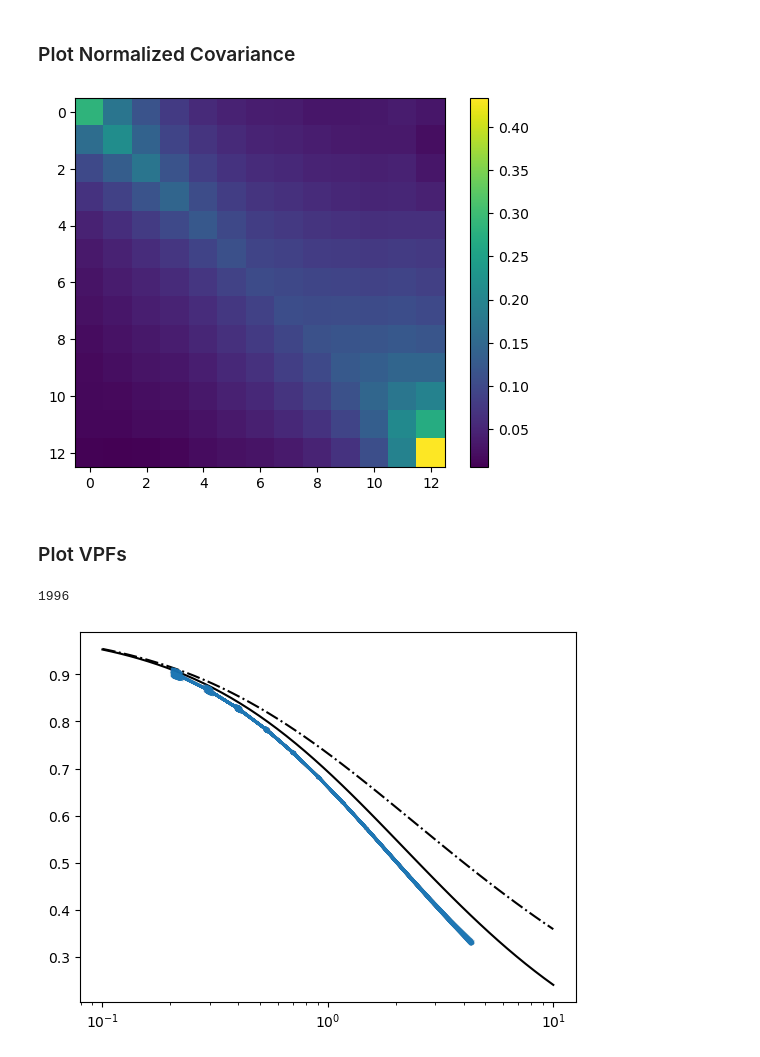
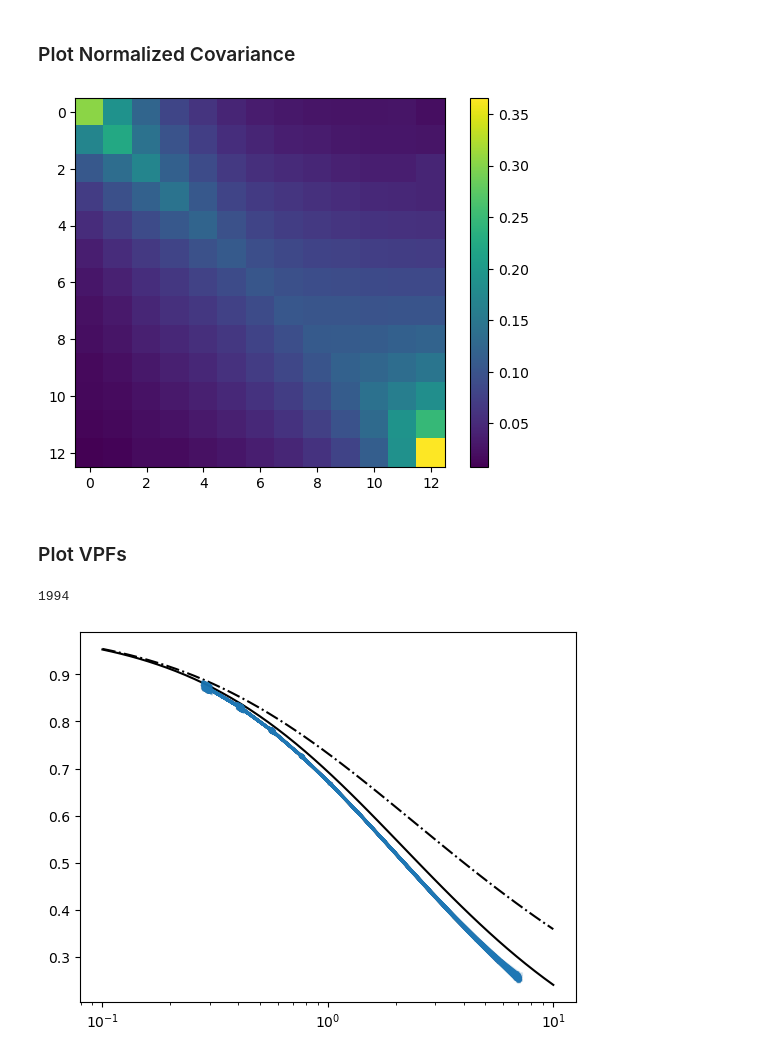
Before and after one commit to FedeDavilaKurban/VPF_Quijote, a Jupyter notebook: AssessGaussianityofLikelihood.ipynb, the cells around one changed output. Drawn from its saved outputs; the diff is of its cells as text; code cells hidden in the pictures.

Commit message:
all likelihood plots

```diff
--- a/AssessGaussianityofLikelihood.ipynb
+++ b/AssessGaussianityofLikelihood.ipynb
@@ -16,8 +16,10 @@ ns = int(10000)
 rbin = int(13)
 rmin, rmax = 3., int(25)
 njk = int(10)
-filename = f'vpfdata_{rmin}-{rmax}-{rbin}-{njk}-{ns}-{cosm}-*.dat'
-filedir = '/home/fdavilakurban/mnts/clemente/Proyectos/VPF_Quijote/data/output/'
+space = 'rspace'
+filename = f'vpfdata_{rmin}-{rmax}-{rbin}-{njk}-{ns}-{cosm}-{space}*.dat'
+
+filedir = '/home/federico/mnts/clemente/Proyectos/VPF_Quijote/data/output/'
 
 #filelist = os.listdir(filedir)
 filelist = glob.glob(filedir+filename)
@@ -108,12 +110,10 @@ plt.imshow(new_matrix)
 plt.colorbar()
 plt.show()
 # %% [output]
-[figure, old version]
+[figure, new version]
 # %% [markdown]
 ### Plot VPFs
 # %%
-import numpy as np
-import matplotlib.pyplot as plt
 from astropy.io import ascii
 import glob
 
@@ -123,35 +123,37 @@ def term(x):
     return (np.sqrt(1+2*x)-1)/x
 
 cosm = 'fiducial'
 #simnum = 0
 ns = int(10000)
 rbin = int(13)
-rmin, rmax = 3., int(20)
+rmin, rmax = 3., int(25)
 njk = int(10)
-filename = f'vpfdata_{rmin}-{rmax}-{rbin}-{njk}-{ns}-{cosm}-*.dat'
-filedir = '/home/fdavilakurban/mnts/clemente/Proyectos/VPF_Quijote/data/output/'
+filedir = '/home/federico/mnts/clemente/Proyectos/VPF_Quijote/data/output/'
+space = 'rspace'
+filename = f'vpfdata_{rmin}-{rmax}-{rbin}-{njk}-{ns}-{cosm}-{space}*.dat'
+
 
 #filelist = os.listdir(filedir)
 filelist = glob.glob(filedir+filename)
 nsim = len(filelist)
 print(nsim)
 
 x = np.geomspace(1E-1,1E1,50)
 c='k'
 plt.plot(x,NB(x),label='Negative Binomial',c=c)
 plt.plot(x,term(x),label='Thermodynamical',c=c,ls='-.')
 
 # Read all files
 for file in filelist:
     plotdata = ascii.read(file)
 
     nxi = plotdata['N_mean']*plotdata['xi']
     chi = plotdata['chi']
     chi_std = plotdata['chi_std']
     plt.errorbar(nxi,chi,yerr=chi_std,c='C00',alpha=.1)
 plt.xscale('log')
 #plt.legend(loc=3)
 plt.show()
 # %% [output]
-1996
+1994
-[figure, old version]
+[figure, new version]
```
Also changed, not shown: parts of 2 cells of this notebook, 2 other files.
